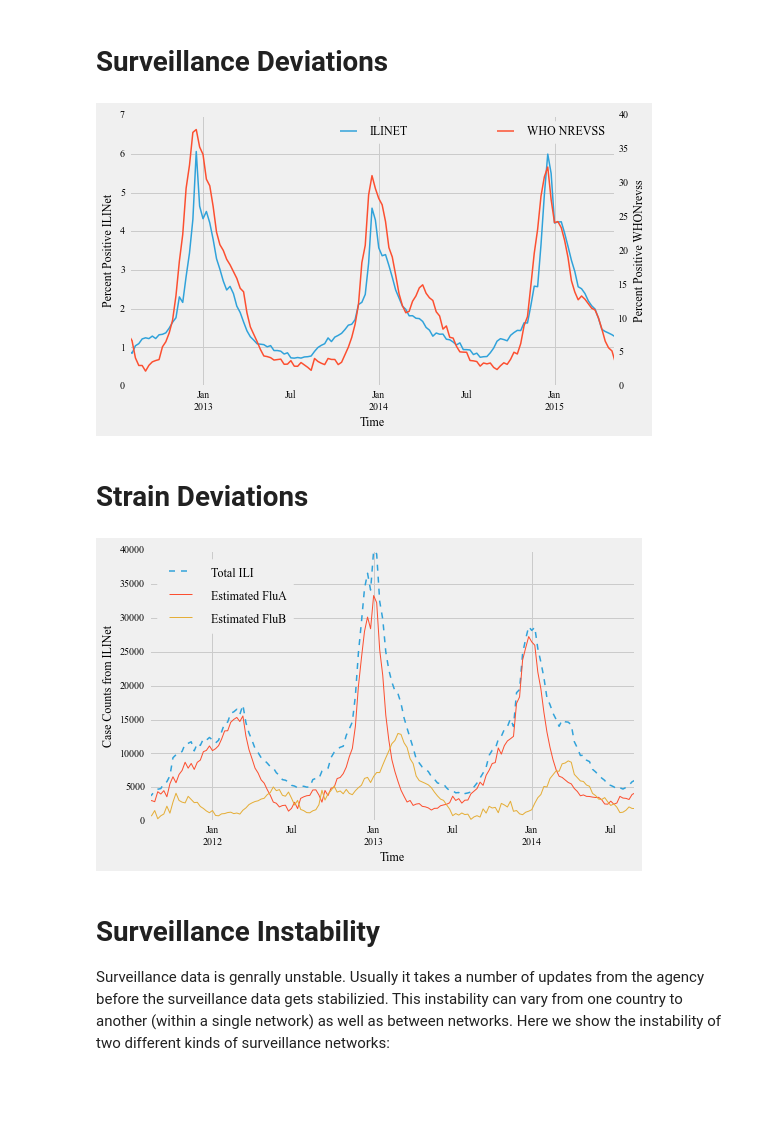
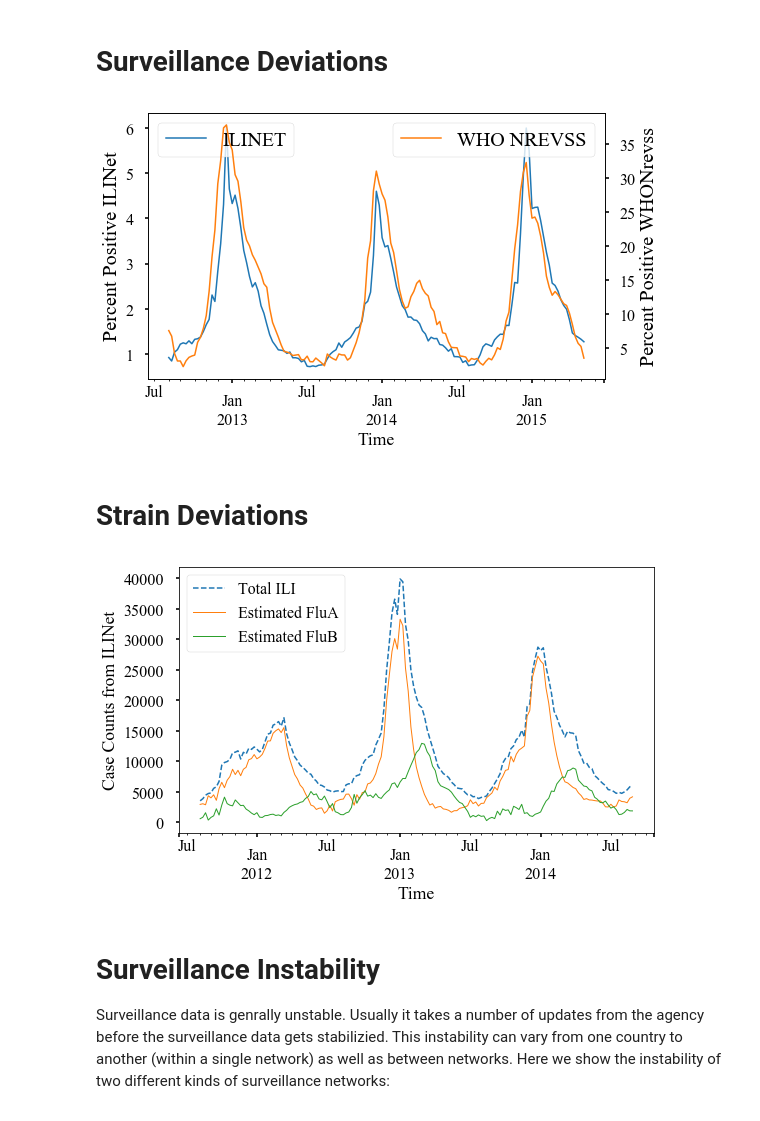
Before and after one commit to prithwi/how_not2_flu, a Jupyter notebook: SurveillanceCharacteristics.ipynb, the cells around one changed output. Saved outputs shown, nothing was run; the diff lists cells and outputs as text; code cells hidden in the pictures; blank space fills up the shorter version.

```diff
--- a/SurveillanceCharacteristics.ipynb
+++ b/SurveillanceCharacteristics.ipynb
@@ -18,7 +18,7 @@ from matplotlib import pyplot as plt
 import pandas as pd
 import numpy as np
 
-fs, lw, style = 12, 1.5, 'fivethirtyeight'
+fs, lw, style = 20, 1.5, 'seaborn-poster'
 # %%
 cdc_data = pd.read_csv('./data/cdc-combined-national-2015-05-25.csv',
                       index_col=0, parse_dates=True)
@@ -27,25 +27,25 @@ cdc_data = pd.read_csv('./data/cdc-combined-national-2015-05-25.csv',
 # %%
 with plt.style.context((style)):
     fig1, ax1 = plt.subplots(figsize=(8, 5))
 
     cdc_data.ix['2012-08':, '% WEIGHTED ILI'].plot(ax=ax1, lw=lw)
 
     cdc_data.ix['2012-08':, 'PERCENT POSITIVE'].plot(ax=ax1,
                                                     secondary_y=True,
                                                      lw=lw)
 
-    ax1.legend(['ILINET'], loc='upper center', fontsize=fs)
+    ax1.legend(['ILINET'], loc='upper left', fontsize=fs)
     ax1.right_ax.legend(['WHO NREVSS'], loc='upper right', fontsize=fs)
 
     ax1.set_ylabel('Percent Positive ILINet', fontsize=fs)
     ax1.right_ax.set_ylabel('Percent Positive WHONrevss', fontsize=fs)
     ax1.set_xlabel('Time')
 
     fig1.tight_layout()
-    fig1.savefig('./figures/ilinet_vs_nrevss.png', dpi=300,
+    fig1.savefig('./figures/ilinet_vs_nrevss.png', dpi=600,
                  facecolor=fig1.get_facecolor())
 # %% [output]
-[figure, old version]
+[figure, new version]
 # %% [markdown]
 # Strain Deviations
 # %%
@@ -62,10 +62,10 @@ with plt.style.context((style)):
     ax2.set_xlabel('Time')
 
     fig2.tight_layout()
-    fig2.savefig('./figures/ilinet_subtyped.png', dpi=300,
+    fig2.savefig('./figures/ilinet_subtyped.png', dpi=600,
                  facecolor=fig2.get_facecolor())
 # %% [output]
-[figure, old version]
+[figure, new version]
 # %% [markdown]
 # Surveillance Instability
 
```
Also changed, not shown: parts of 6 cells of this notebook, 33 other files.
